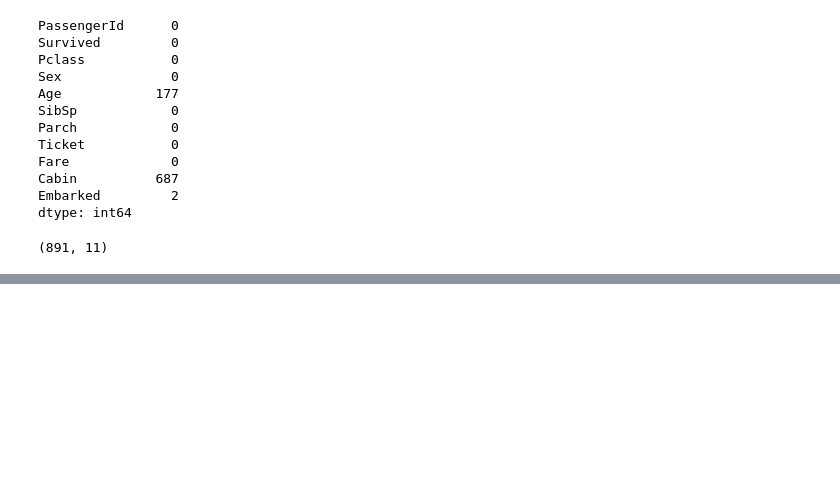
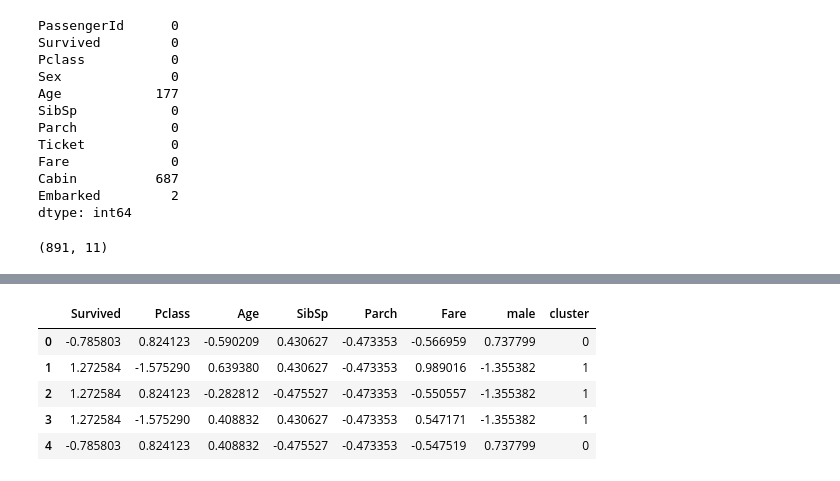
Before and after one commit to Udon-datascience/Python_machine_learning_study_log, a Jupyter notebook: study_based_on_textbook/codes（learning_analysis）/learning_analysis_22.ipynb, the cells around one changed output, grey strips where cells are left out. Saved outputs shown, nothing was run; the diff lists cells and outputs as text; code cells hidden in the pictures; blank space fills up the shorter version.

```diff
--- a/study_based_on_textbook/codes（learning_analysis）/learning_analysis_22.ipynb
+++ b/study_based_on_textbook/codes（learning_analysis）/learning_analysis_22.ipynb
@@ -39,0 +83,9 @@ df=df.drop(['Sex'],axis=1)
+# %%
+sc_df.head(5)
+# %% [output]
+|  | Survived | Pclass | Age | SibSp | Parch | Fare | male | cluster |
+| 0 | -0.785803 | 0.824123 | -0.590209 | 0.430627 | -0.473353 | -0.566959 | 0.737799 | 0 |
+| 1 | 1.272584 | -1.575290 | 0.639380 | 0.430627 | -0.473353 | 0.989016 | -1.355382 | 1 |
+| 2 | 1.272584 | 0.824123 | -0.282812 | -0.475527 | -0.473353 | -0.550557 | -1.355382 | 1 |
+| 3 | 1.272584 | -1.575290 | 0.408832 | 0.430627 | -0.473353 | 0.547171 | -1.355382 | 1 |
+| 4 | -0.785803 | 0.824123 | 0.408832 | -0.475527 | -0.473353 | -0.547519 | 0.737799 | 0 |
```
Also changed, not shown: parts of 7 cells of this notebook.
